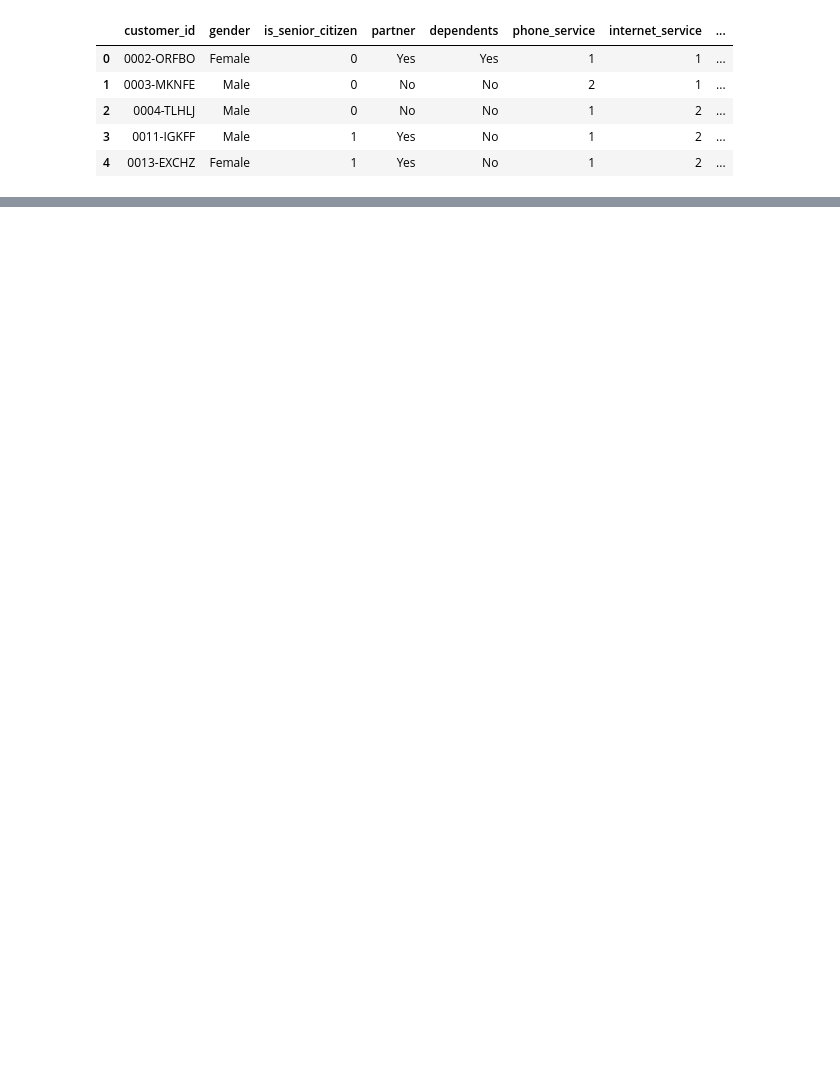
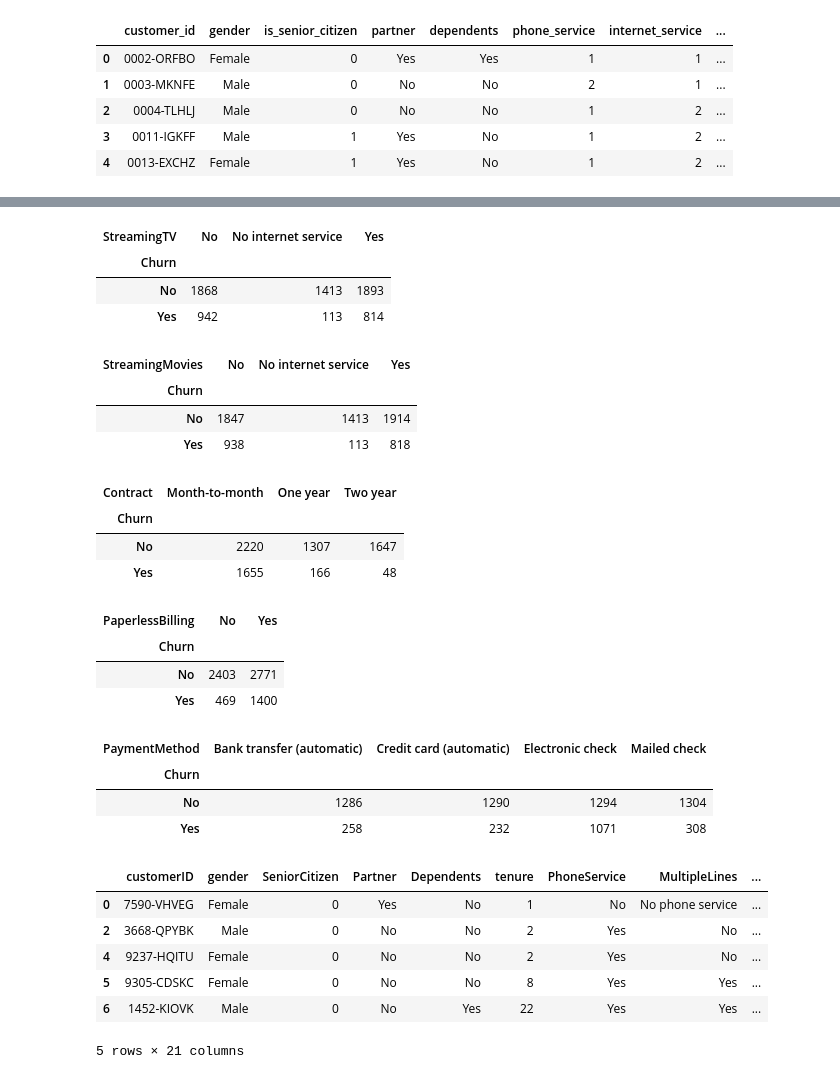
Before and after one commit to johngrinstead/storytelling, a Jupyter notebook: Storytelling project.ipynb, the cells around one changed output, grey strips where cells are left out. Drawn from its saved outputs; the diff is of its cells as text; code cells hidden in the pictures; blank space fills up the shorter version.

```diff
--- a/Storytelling project.ipynb
+++ b/Storytelling project.ipynb
@@ -19,0 +142,57 @@ telco.head()
+# %%
+pd.crosstab(churn.Churn, churn.StreamingTV)
+
+## a little high for streaming tv
+# %% [output]
+| StreamingTV | No | No internet service | Yes |
+| Churn |  |  |  |
+| No | 1868 | 1413 | 1893 |
+| Yes | 942 | 113 | 814 |
+# %%
+pd.crosstab(churn.Churn, churn.StreamingMovies)
+
+## a little high for streaming movies
+# %% [output]
+| StreamingMovies | No | No internet service | Yes |
+| Churn |  |  |  |
+| No | 1847 | 1413 | 1914 |
+| Yes | 938 | 113 | 818 |
+# %%
+pd.crosstab(churn.Churn, churn.Contract)
+
+## month to month is way too high
+# %% [output]
+| Contract | Month-to-month | One year | Two year |
+| Churn |  |  |  |
+| No | 2220 | 1307 | 1647 |
+| Yes | 1655 | 166 | 48 |
+# %%
+pd.crosstab(churn.Churn, churn.PaperlessBilling)
+
+## customers with paperless billing have a very high churn rate
+# %% [output]
+| PaperlessBilling | No | Yes |
+| Churn |  |  |
+| No | 2403 | 2771 |
+| Yes | 469 | 1400 |
+# %%
+pd.crosstab(churn.Churn, churn.PaymentMethod)
+
+## electronic check customers churn at a high rate
+# %% [output]
+| PaymentMethod | Bank transfer (automatic) | Credit card (automatic) | Electronic check | Mailed check |
+| Churn |  |  |  |  |
+| No | 1286 | 1290 | 1294 | 1304 |
+| Yes | 258 | 232 | 1071 | 308 |
+# %%
+churn_mtm = churn[churn['Contract'] == 'Month-to-month']
+
+churn_mtm.head()
+# %% [output]
+|  | customerID | gender | SeniorCitizen | Partner | Dependents | tenure | PhoneService | MultipleLines | ... |
+| 0 | 7590-VHVEG | Female | 0 | Yes | No | 1 | No | No phone service | ... |
+| 2 | 3668-QPYBK | Male | 0 | No | No | 2 | Yes | No | ... |
+| 4 | 9237-HQITU | Female | 0 | No | No | 2 | Yes | No | ... |
+| 5 | 9305-CDSKC | Female | 0 | No | No | 8 | Yes | Yes | ... |
+| 6 | 1452-KIOVK | Male | 0 | No | Yes | 22 | Yes | Yes | ... |
+5 rows × 21 columns
```
Also changed, not shown: parts of 32 cells of this notebook.
